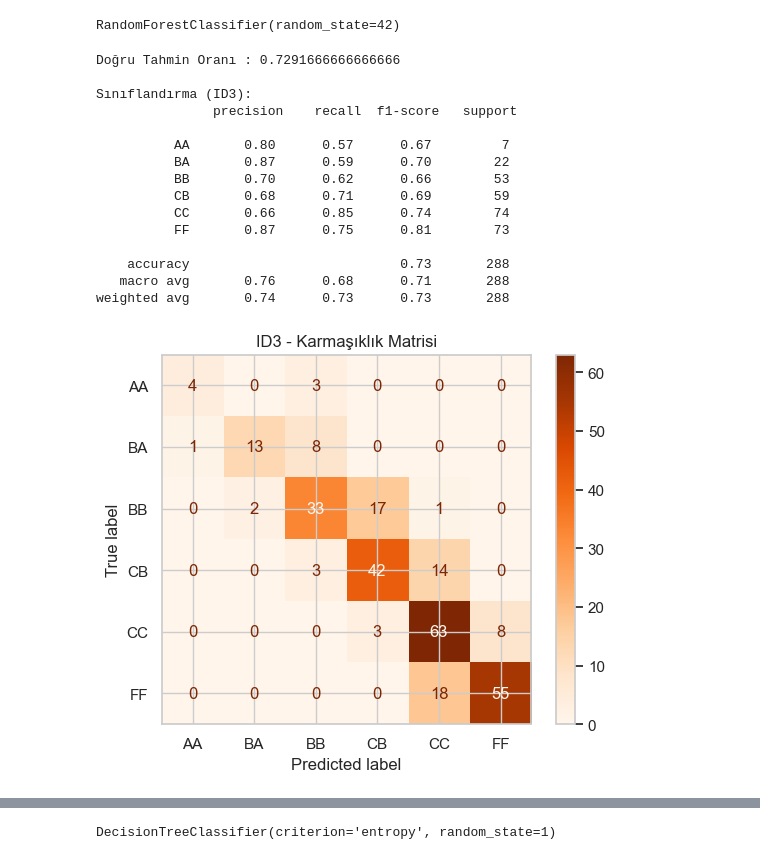
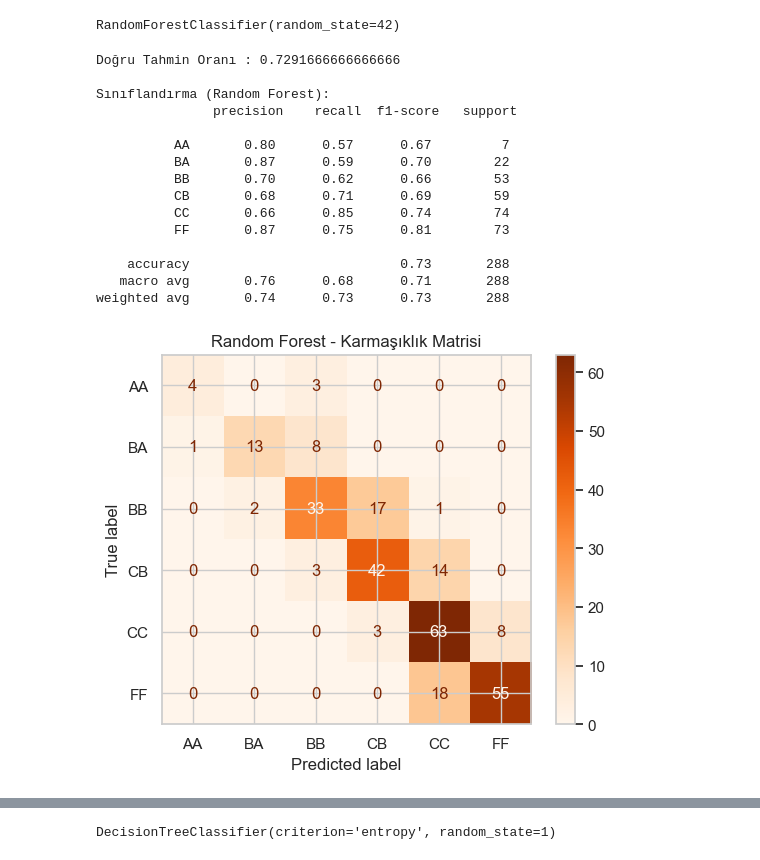
Before and after one commit to halkhattab63/Student-Performance-Prediction, a Jupyter notebook: src/graf_Performance_Prediction_Updated.ipynb, the cells around one changed output, grey strips where cells are left out. Saved outputs shown, nothing was run; the diff lists cells and outputs as text; code cells hidden in the pictures.

```diff
--- a/src/graf_Performance_Prediction_Updated.ipynb
+++ b/src/graf_Performance_Prediction_Updated.ipynb
@@ -633,11 +634,11 @@ y_pred = rf.predict(X_test)
 # %%
 # Başarıyı değerlendir
 print("Doğru Tahmin Oranı :", accuracy_score(y_test, y_pred))
-print("\nSınıflandırma (ID3):\n", classification_report(y_test, y_pred))
+print("\nSınıflandırma (Random Forest):\n", classification_report(y_test, y_pred))
 # %% [output]
 Doğru Tahmin Oranı : 0.7291666666666666
 
-Sınıflandırma (ID3):
+Sınıflandırma (Random Forest):
                precision    recall  f1-score   support
 
           AA       0.80      0.57      0.67         7
@@ -653,11 +654,11 @@ weighted avg       0.74      0.73      0.73       288
 # %%
 cm = confusion_matrix(y_test, y_pred, labels=rf.classes_)
 disp = ConfusionMatrixDisplay(confusion_matrix=cm, display_labels=rf.classes_)
 disp.plot(cmap=plt.cm.Oranges)
-plt.title("ID3 - Karmaşıklık Matrisi")
+plt.title("Random Forest - Karmaşıklık Matrisi")
 plt.show()
 # %% [output]
-[figure, old version]
+[figure, new version]
 # %%
 #
 #
```
Also changed, not shown: parts of 3 cells of this notebook.
